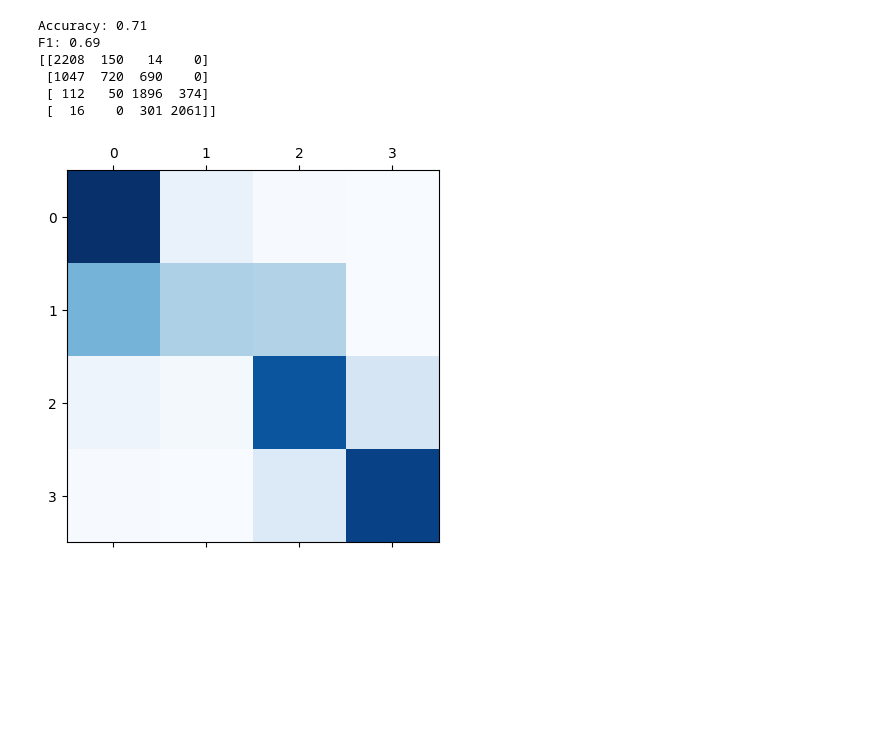
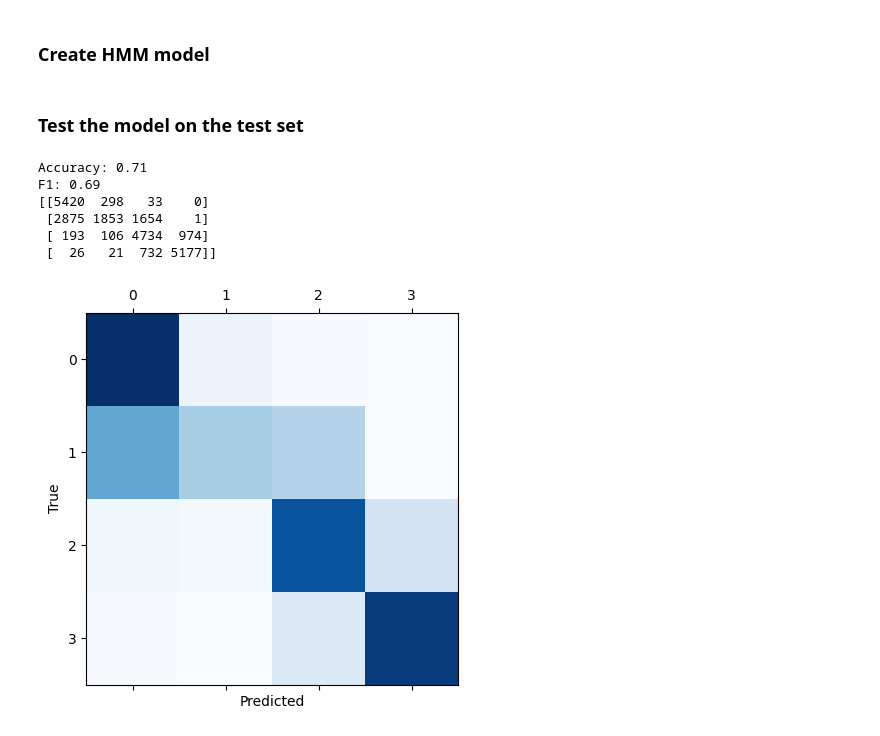
Before and after one commit to jepe06/TMBD_M02, a Jupyter notebook: approach_pedro/hmm.ipynb, the cells around one changed output. Cells and saved outputs as stored; diff of their text form; code cells hidden in the pictures; blank space fills up the shorter version.

```diff
--- a/approach_pedro/hmm.ipynb
+++ b/approach_pedro/hmm.ipynb
@@ -14,4 +16,4 @@ df = pd.read_csv('../data/metro_interstate_traffic_volume_processed.csv')
 X = df.drop(columns=['traffic_volume', 'traffic_volume_category'])
 y = df['traffic_volume_category']
 
-X_train, X_test, y_train, y_test = train_test_split(X, y, test_size=0.2, shuffle=False)
+X_train, X_test, y_train, y_test = train_test_split(X, y, test_size=0.5, shuffle=False)
@@ -33,8 +32,17 @@ state_map = {
 # %%
-def get_observation_index(row):
+observations_map = {
+    '_'.join(obs): i for i, obs in enumerate(observations)
+}
+
+state_map = {
+    state: i for i, state in enumerate(traffic_categories)
+}
+
+
+def get_observation(row):
     weekday = 'weekend' if row['weekend'] == 1 else 'weekday'
     obs = f"{weekday}_{row['time_of_day']}_{row['weather']}"
     return observations_map[obs]
 
 def get_sequence(data):
-    return data.apply(get_observation_index, axis=1).values.reshape(-1, 1)
+    return data.apply(get_observation, axis=1).values.reshape(-1, 1)
@@ -97,0 +75,15 @@ Start probability:
+# %%
+n_states = len(traffic_categories)
+n_observations = len(observations)
+
+states_sequence = y_train.map(state_map).values
+observations_sequence = get_sequence(X_train)
+
+# Transition matrix
+transition_probs = transition_matrix(n_states, states_sequence)
+
+# Emission matrix
+emission_probs = emission_matrix(n_states, n_observations, states_sequence, observations_sequence)
+
+# Start probability
+start_probs = start_probs(n_states, states_sequence)
@@ -98,12 +122,16 @@ Start probability:
+# %% [markdown]
+### Create HMM model
 # %%
 model = hmm.CategoricalHMM(n_components=n_states)
 model.startprob_ = start_probs
 model.transmat_ = transition_probs
 model.emissionprob_ = emission_probs
+# %% [markdown]
+### Test the model on the test set
 # %%
 test_sequence = get_sequence(X_test)
 predicted = model.predict(test_sequence)
-trues = y_test.apply(lambda x: state_map[x]).values
+trues = y_test.map(state_map).values
 # %%
 fig = go.Figure()
 fig.add_trace(go.Scatter(y=trues, mode='lines', name='True'))
@@ -119,17 +147,21 @@ fig.show()
 # %%
 accuracy = accuracy_score(trues, predicted)
 f1 = f1_score(trues, predicted, average='weighted')
 print(f"Accuracy: {accuracy:.2f}")
 print(f"F1: {f1:.2f}")
 
 cm = confusion_matrix(trues, predicted)
+print(cm)
+
 plt.matshow(cm, cmap='Blues')
-print(cm)
+plt.xlabel('Predicted')
+plt.ylabel('True')
+plt.show()
 # %% [output]
 Accuracy: 0.71
 F1: 0.69
-[[2208  150   14    0]
- [1047  720  690    0]
- [ 112   50 1896  374]
- [  16    0  301 2061]]
+[[5420  298   33    0]
+ [2875 1853 1654    1]
+ [ 193  106 4734  974]
+ [  26   21  732 5177]]
-[figure, old version]
+[figure, new version]
```
Also changed, not shown: parts of 7 cells of this notebook, 3 other files.
